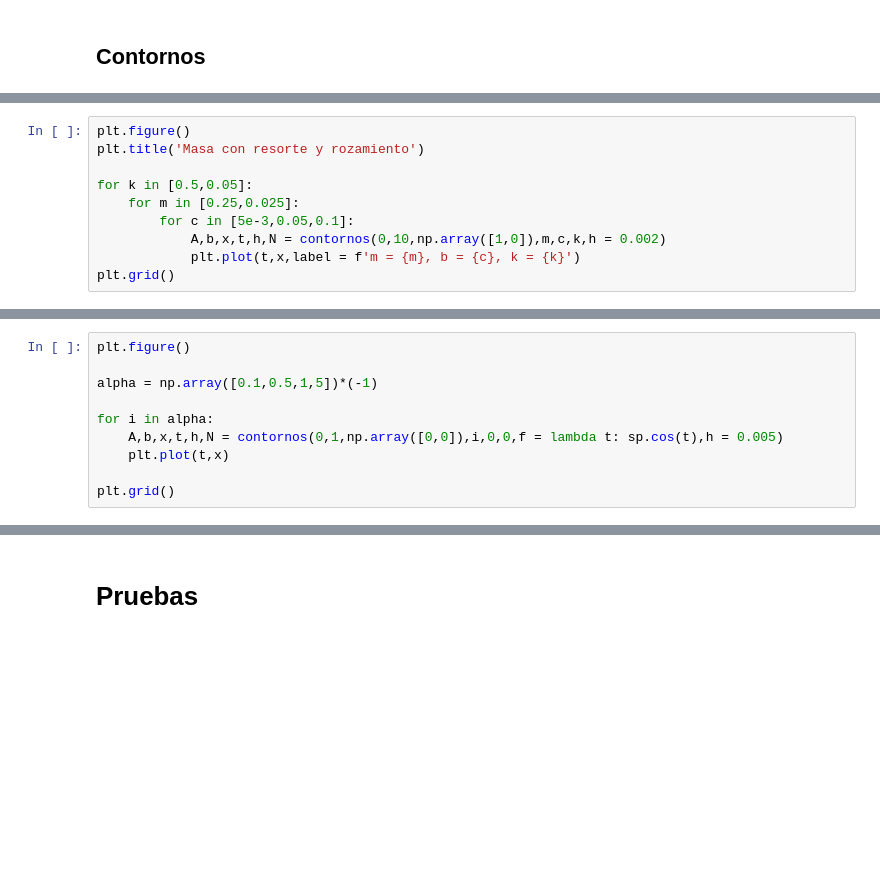
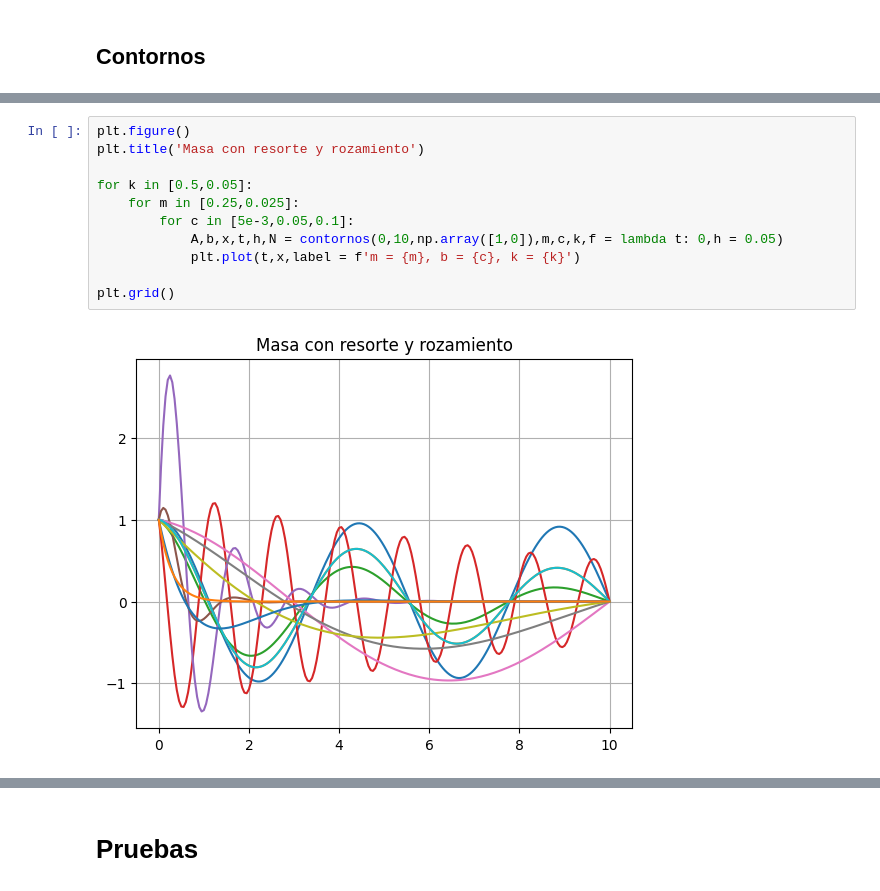
Before and after one commit to BernardoPironio/Ejercicios_calculo_numerico, a Jupyter notebook: Ejercicios calculo.ipynb, the cells around one changed output, grey strips where cells are left out. Cells and saved outputs as stored; diff of their text form; blank space fills up the shorter version.

```diff
--- a/Ejercicios calculo.ipynb
+++ b/Ejercicios calculo.ipynb
@@ -503,10 +402,0 @@ Analizar si los resultados obtenidos son cualitativamente consistentes con lo es
-# %%
-plt.figure()
-plt.title('Masa con resorte y rozamiento')
-
-for k in [0.5,0.05]:
-    for m in [0.25,0.025]:
-        for c in [5e-3,0.05,0.1]:
-            A,b,x,t,h,N = contornos(0,10,np.array([1,0]),m,c,k,h = 0.002)
-            plt.plot(t,x,label = f'm = {m}, b = {c}, k = {k}')
-plt.grid()
@@ -533,10 +402,0 @@ $\alpha > 0$ es el coeficiente de difusividad térmica.
-# %%
-plt.figure()
-
-alpha = np.array([0.1,0.5,1,5])*(-1)
-
-for i in alpha:
-    A,b,x,t,h,N = contornos(0,1,np.array([0,0]),i,0,0,f = lambda t: sp.cos(t),h = 0.005)
-    plt.plot(t,x)
-
-plt.grid()
@@ -546,0 +570,13 @@ plt.grid()
+# %%
+plt.figure()
+plt.title('Masa con resorte y rozamiento')
+
+for k in [0.5,0.05]:
+    for m in [0.25,0.025]:
+        for c in [5e-3,0.05,0.1]:
+            A,b,x,t,h,N = contornos(0,10,np.array([1,0]),m,c,k,f = lambda t: 0,h = 0.05)
+            plt.plot(t,x,label = f'm = {m}, b = {c}, k = {k}')
+
+plt.grid()
+# %% [output]
+[figure, added]
```
Also changed, not shown: parts of 63 cells of this notebook, 2 other files.
